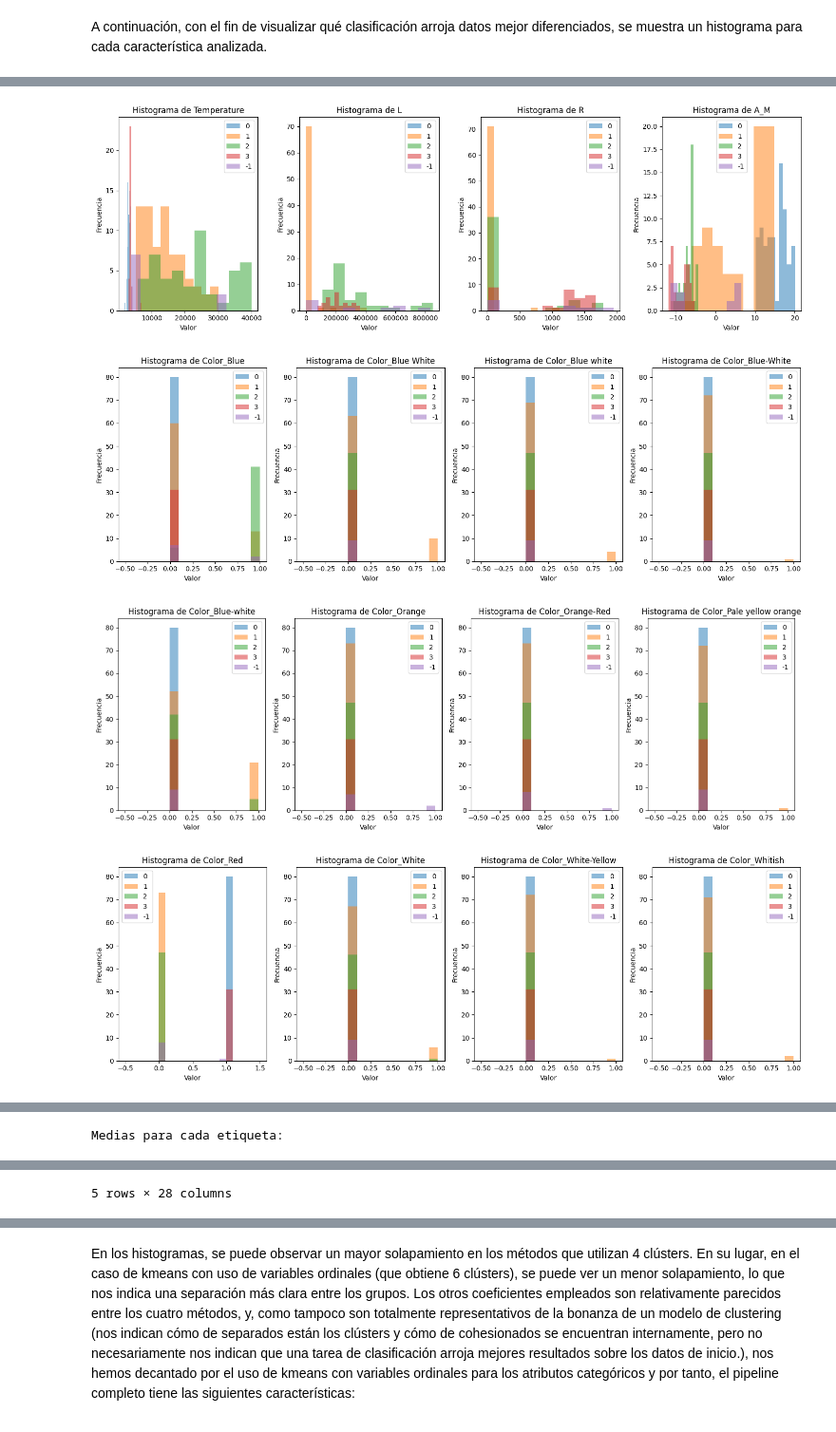
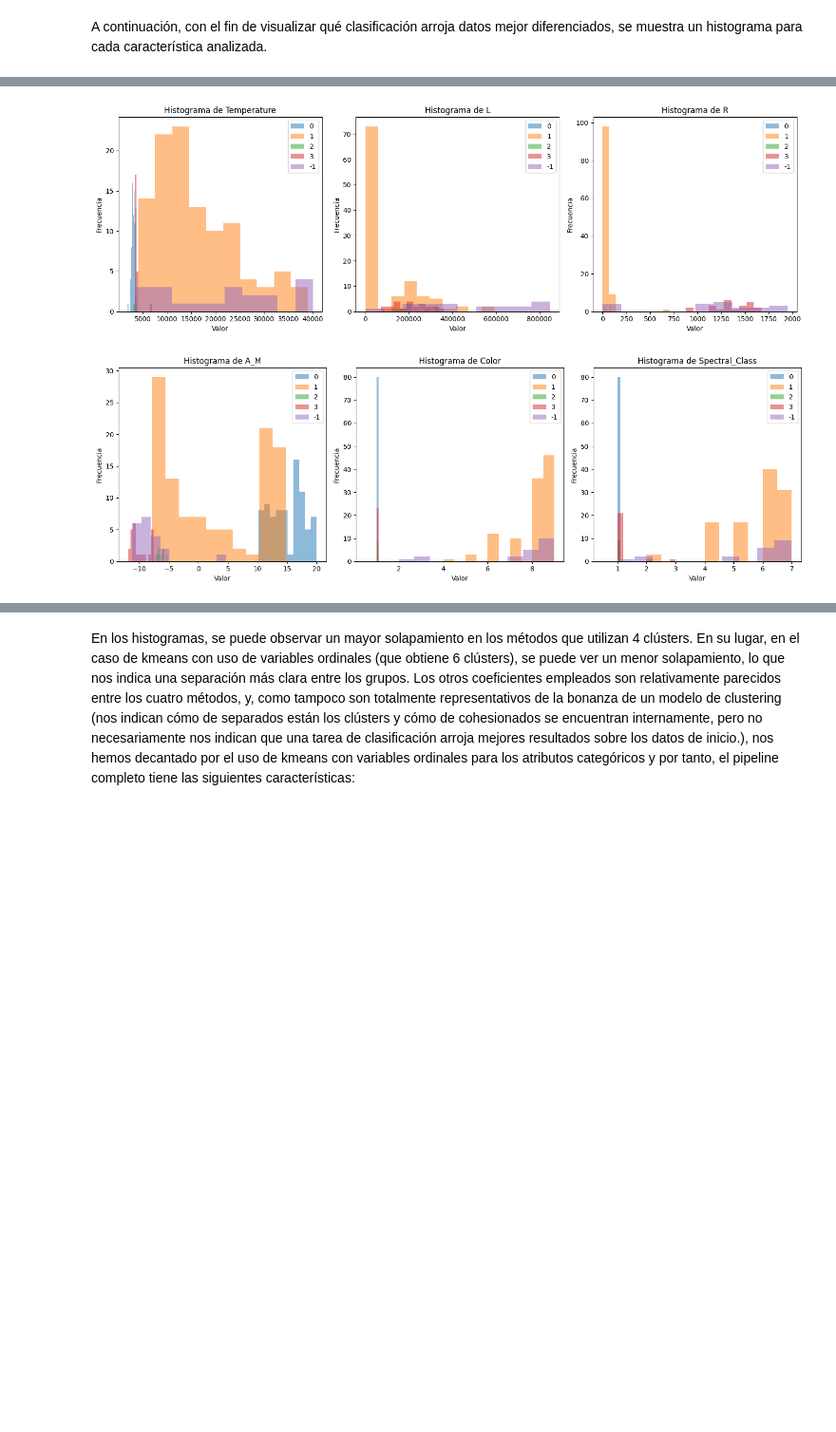
Before and after one commit to RodrigoMaroto/Practica2-ML, a Jupyter notebook: Practica2.ipynb, the cells around one changed output, grey strips where cells are left out. Shown at 95% size. Drawn from its saved outputs; the diff is of its cells as text; code cells hidden in the pictures; blank space fills up the shorter version.

```diff
--- a/Practica2.ipynb
+++ b/Practica2.ipynb
@@ -842,27 +879,22 @@ Medias para cada etiqueta:
 # %%
-df = dbscan_ohe_df
+df = dbscan_ord_df
 labels = df['label'].unique()
-column_groups = [df.columns[i:i+4] for i in range(0, len(df.columns)-1, 4)]
+column_groups = [df.columns[i:i+3] for i in range(0, len(df.columns)-1, 3)]
 
 for group in column_groups:
     fig, axs = plt.subplots(1, len(group), figsize=(15, 5))
     for i, column in enumerate(group):
         for label in labels:
             axs[i].hist(df[df['label'] == label][column], alpha=0.5, label=label)
         axs[i].set_title('Histograma de {}'.format(column))
         axs[i].set_xlabel('Valor')
         axs[i].set_ylabel('Frecuencia')
         axs[i].legend()
     plt.tight_layout()
     plt.show()
 
-means = df.groupby('label').mean()
-
-# Mostrar las medias en una tabla
-print("Medias para cada etiqueta:")
-means
+dbscan_ord_means = df.groupby('label').mean()
+dbscan_ord_std = df.groupby('label').std()
 # %% [output]
-[figure, old version]
+[figure, new version]
-[figure, old version]
+[figure, new version]
-[figure, removed]
-[figure, removed]
@@ -872 +900,0 @@ means
-Medias para cada etiqueta:
@@ -880 +900,0 @@ Medias para cada etiqueta:
-5 rows × 28 columns
```
Also changed, not shown: parts of 11 cells of this notebook.
